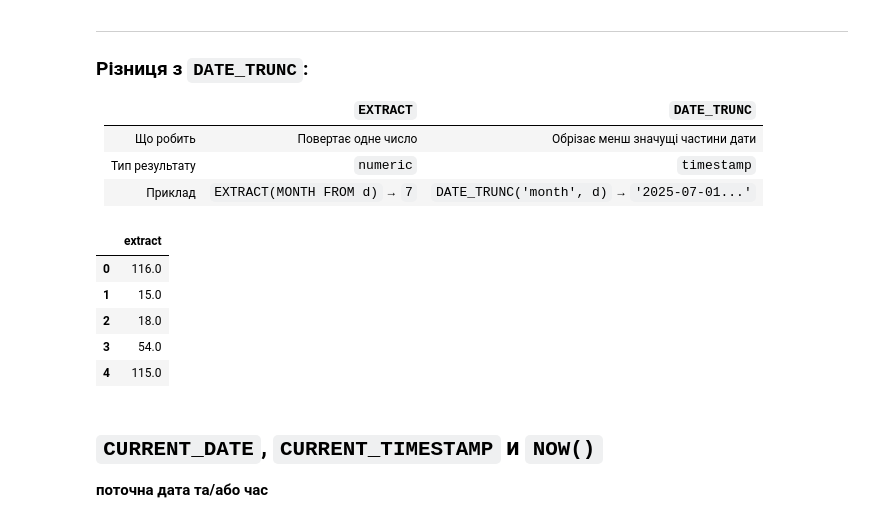
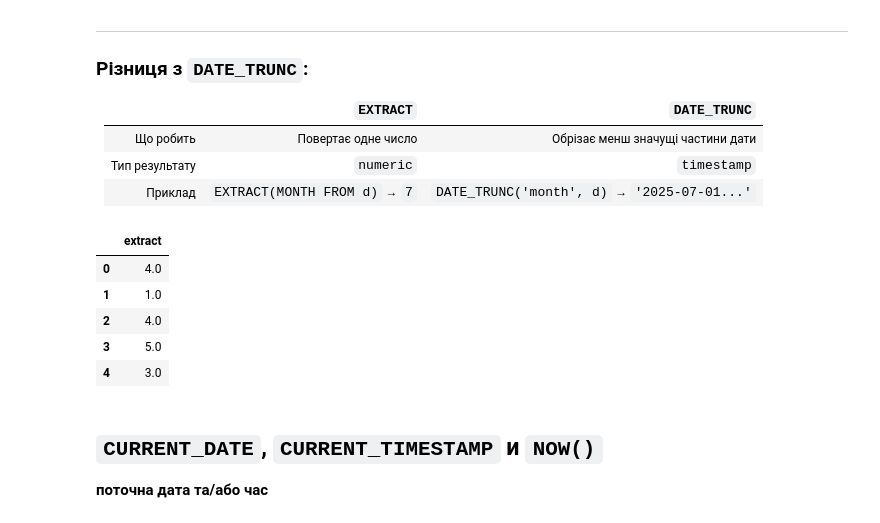
Before and after one commit to cpython-projects/python_da_06_11_25, a Jupyter notebook: lesson_27_part_2.ipynb, the cells around one changed output. Drawn from its saved outputs; the diff is of its cells as text; code cells hidden in the pictures.

```diff
--- a/lesson_27_part_2.ipynb
+++ b/lesson_27_part_2.ipynb
@@ -105,18 +105,18 @@ EXTRACT(одиниця_часу FROM дата_або_час)
 | Приклад        | `EXTRACT(MONTH FROM d)` → `7` | `DATE_TRUNC('month', d)` → `'2025-07-01...'` |
 # %%
 query = """
-SELECT EXTRACT(DOY FROM first_seen) FROM app_sessions LIMIT 5;
+SELECT EXTRACT(DOW FROM first_seen) FROM app_sessions LIMIT 5;
 """
 
 df = pd.read_sql_query(query, engine)
 df
 # %% [output]
 |  | extract |
-| 0 | 116.0 |
-| 1 | 15.0 |
-| 2 | 18.0 |
-| 3 | 54.0 |
-| 4 | 115.0 |
+| 0 | 4.0 |
+| 1 | 1.0 |
+| 2 | 4.0 |
+| 3 | 5.0 |
+| 4 | 3.0 |
 # %% [markdown]
 ## `CURRENT_DATE`, `CURRENT_TIMESTAMP` и `NOW()`
 **поточна дата та/або час**
```
Also changed, not shown: parts of 11 cells of this notebook.
